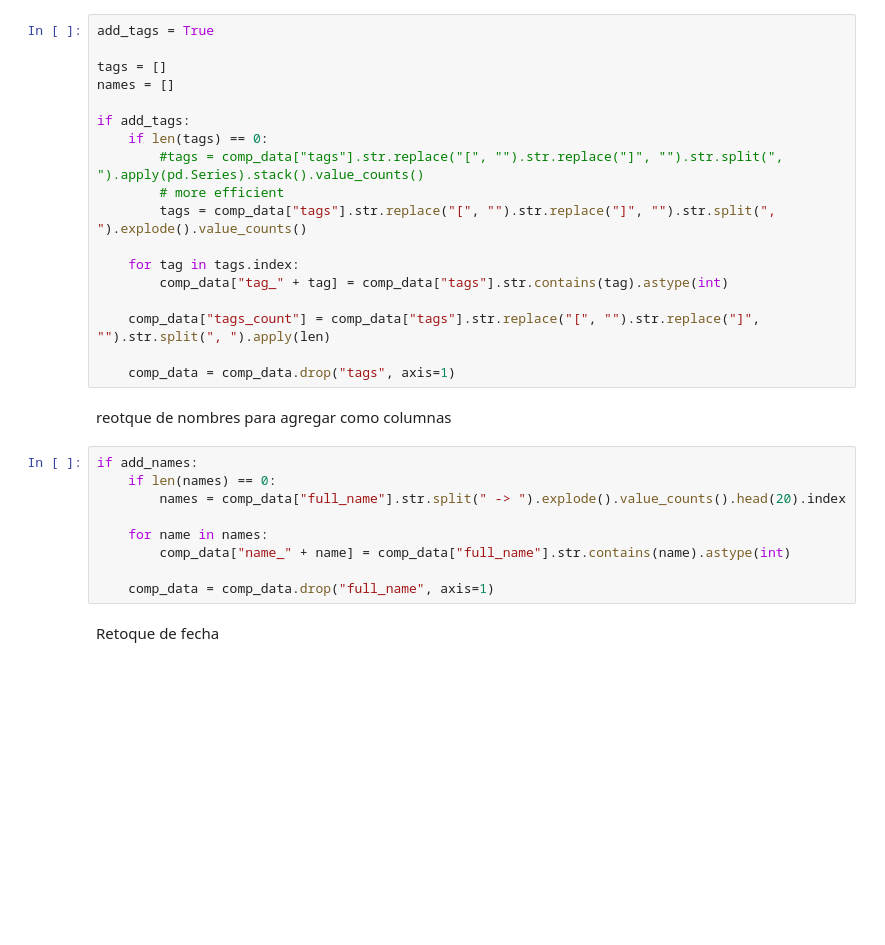
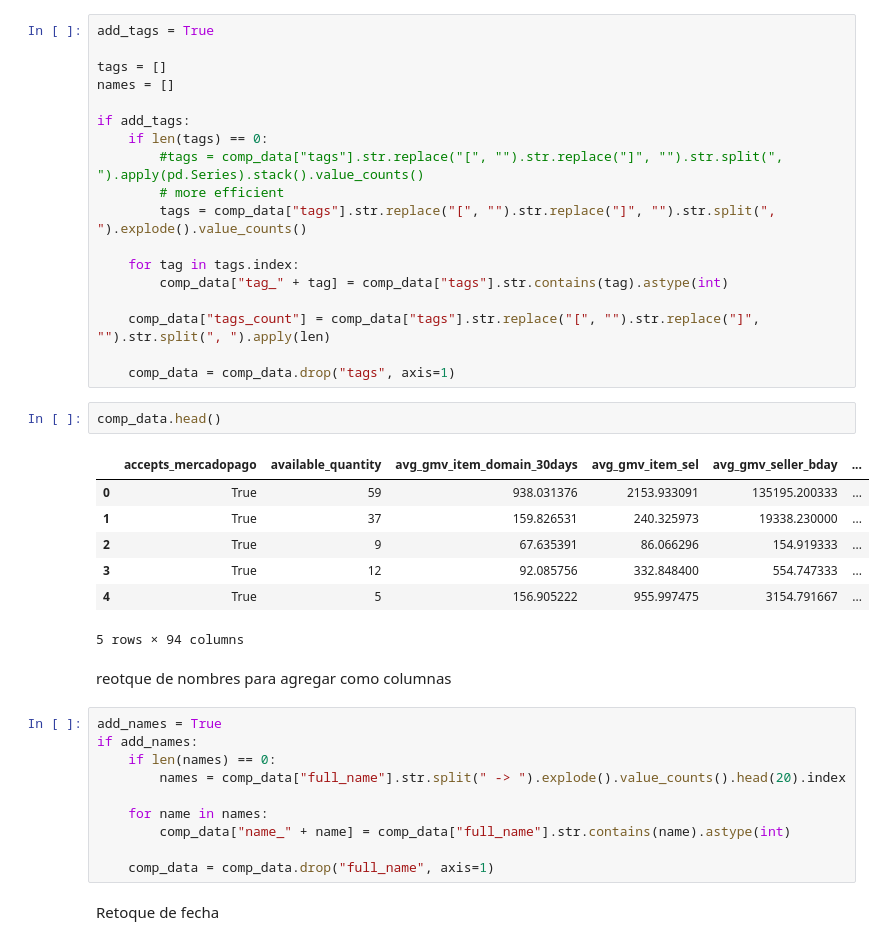
Before and after one commit to osaintnom/retail_ad_Purchase_prediction-models, a Jupyter notebook: acaprobandocosas.ipynb, the cells around one changed output. Cells and saved outputs as stored; diff of their text form; blank space fills up the shorter version.

```diff
--- a/acaprobandocosas.ipynb
+++ b/acaprobandocosas.ipynb
@@ -85,9 +85,20 @@ if add_tags:
     comp_data["tags_count"] = comp_data["tags"].str.replace("[", "").str.replace("]", "").str.split(", ").apply(len)
 
     comp_data = comp_data.drop("tags", axis=1)
+# %%
+comp_data.head()
+# %% [output]
+|  | accepts_mercadopago | available_quantity | avg_gmv_item_domain_30days | avg_gmv_item_sel | avg_gmv_seller_bday | ... |
+| 0 | True | 59 | 938.031376 | 2153.933091 | 135195.200333 | ... |
+| 1 | True | 37 | 159.826531 | 240.325973 | 19338.230000 | ... |
+| 2 | True | 9 | 67.635391 | 86.066296 | 154.919333 | ... |
+| 3 | True | 12 | 92.085756 | 332.848400 | 554.747333 | ... |
+| 4 | True | 5 | 156.905222 | 955.997475 | 3154.791667 | ... |
+5 rows × 94 columns
 # %% [markdown]
 reotque de nombres para agregar como columnas
 # %%
+add_names = True
 if add_names:
     if len(names) == 0:
         names = comp_data["full_name"].str.split(" -> ").explode().value_counts().head(20).index
```
Also changed, not shown: 11 other files.
